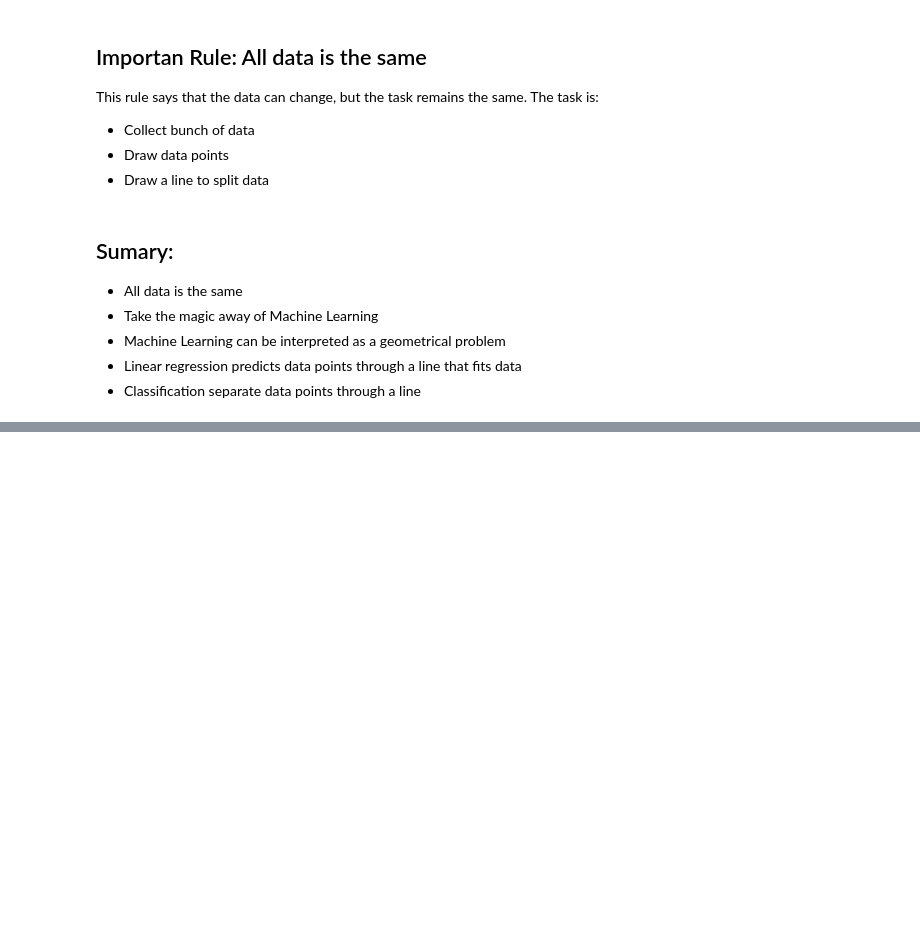
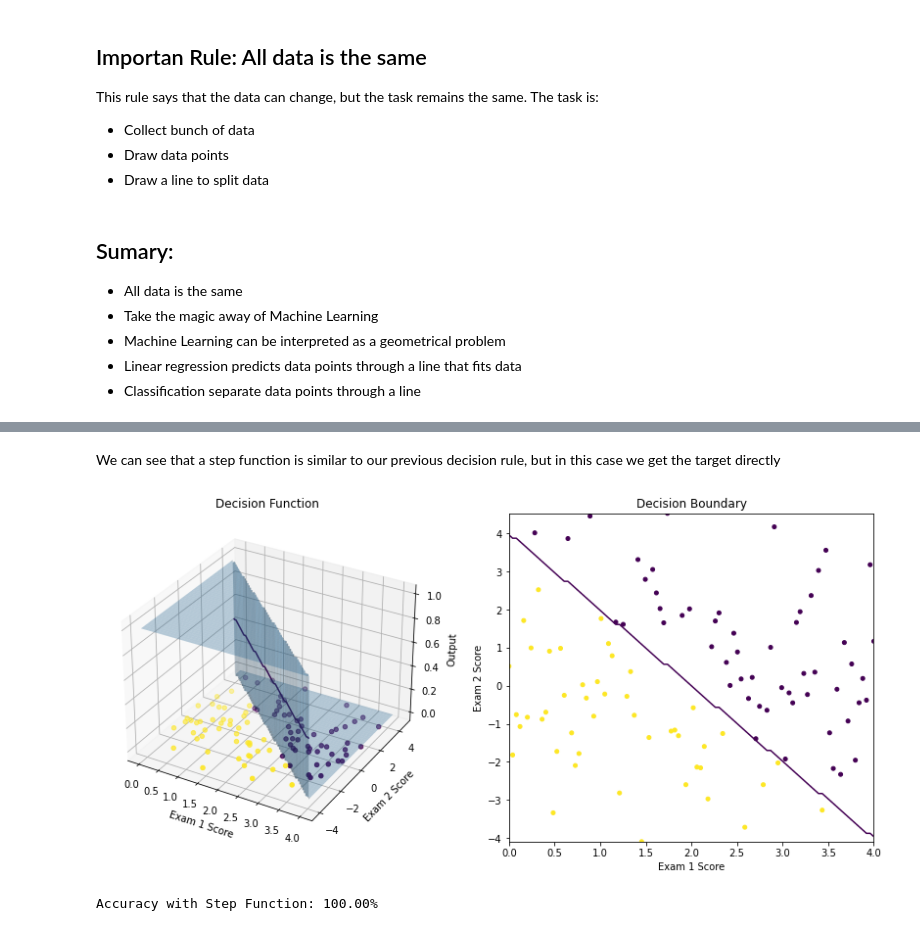
Before and after one commit to Jescas981/Deep-Learning-TF2, a Jupyter notebook: 00_MachineLearning_and_Neurons.ipynb, the cells around one changed output, grey strips where cells are left out. Saved outputs shown, nothing was run; the diff lists cells and outputs as text; code cells hidden in the pictures; blank space fills up the shorter version.

```diff
--- a/00_MachineLearning_and_Neurons.ipynb
+++ b/00_MachineLearning_and_Neurons.ipynb
@@ -226,0 +355,15 @@ Steps to create our model:
+# %% [markdown]
+We can see that a step function is similar to our previous decision rule, but in this case we get the target directly
+# %%
+threshold = 0.5
+plot_decision_boundary(activation_fn=step_fn, plane_resolution=100, lvl_contour=threshold)
+# %% [output]
+[figure, added]
+# %%
+# Evaluate linear function
+z = step_fn(lin_fn(X1,X2))
+# Verify model accuracy
+acc = model_accuracy(z,Y)
+print(f"Accuracy with Step Function: {acc:.2f}%")
+# %% [output]
+Accuracy with Step Function: 100.00%
```
Also changed, not shown: parts of 20 cells of this notebook.
